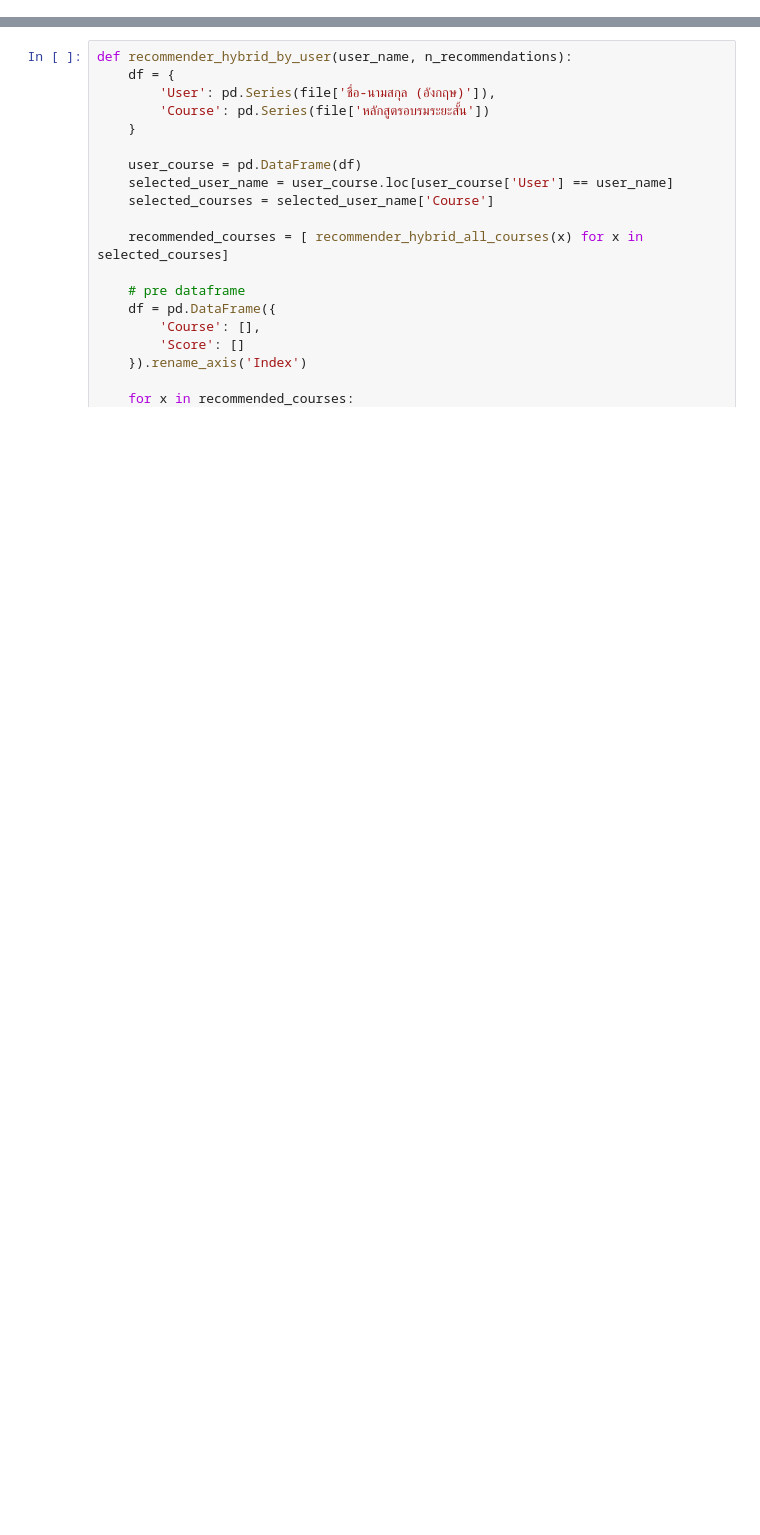
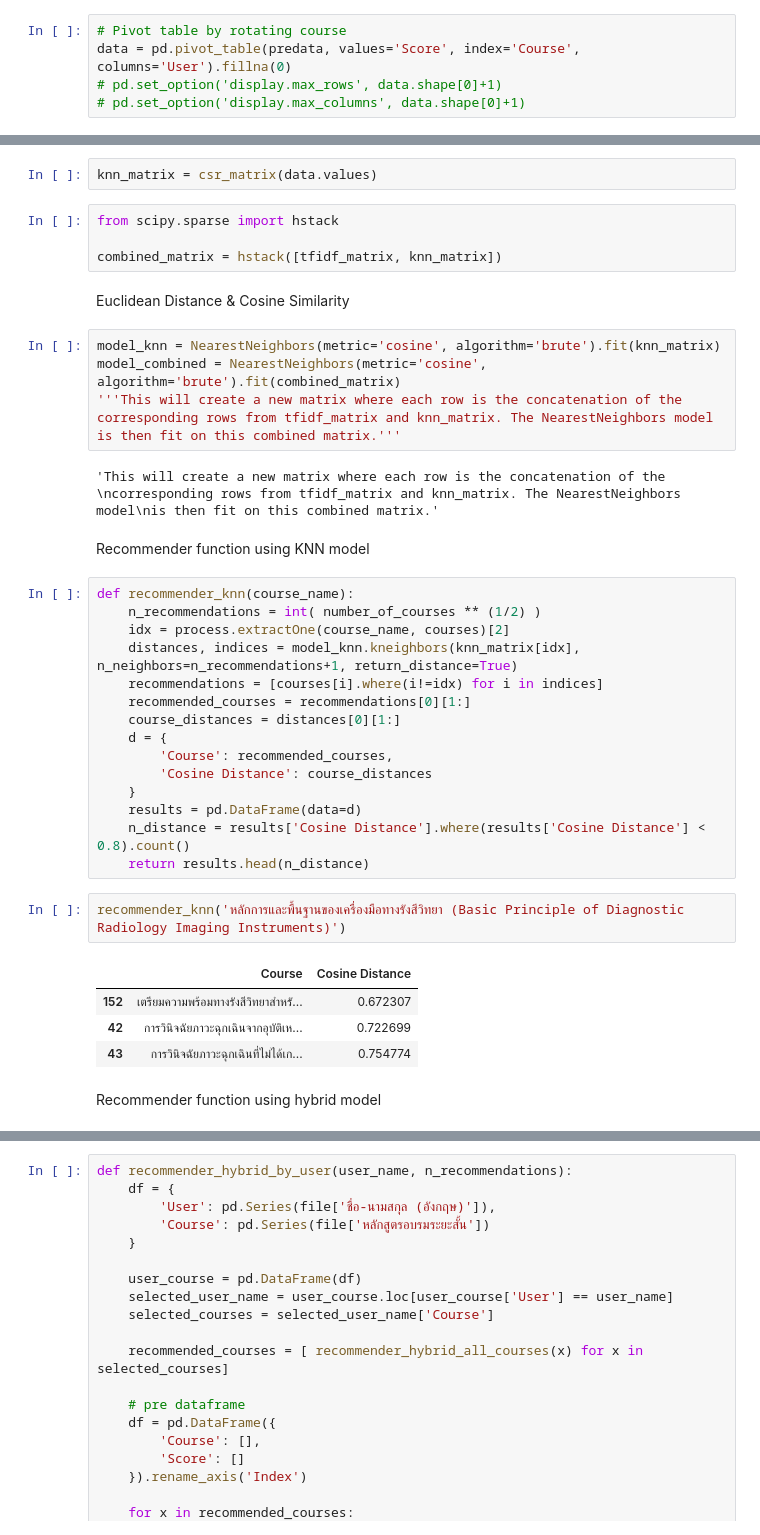
Before and after one commit to startg2545/recommendation-system, a Jupyter notebook: hybrid.ipynb, the cells around one changed output, grey strips where cells are left out. Cells and saved outputs as stored; diff of their text form; blank space fills up the shorter version.

```diff
--- a/hybrid.ipynb
+++ b/hybrid.ipynb
@@ -101,0 +289,5 @@ Searching for recommendations...
+# %%
+# Pivot table by rotating course
+data = pd.pivot_table(predata, values='Score', index='Course', columns='User').fillna(0)
+# pd.set_option('display.max_rows', data.shape[0]+1)
+# pd.set_option('display.max_columns', data.shape[0]+1)
@@ -101,0 +305,42 @@ Searching for recommendations...
+# %%
+knn_matrix = csr_matrix(data.values)
+# %%
+from scipy.sparse import hstack
+
+combined_matrix = hstack([tfidf_matrix, knn_matrix])
+# %% [markdown]
+Euclidean Distance & Cosine Similarity
+# %%
+model_knn = NearestNeighbors(metric='cosine', algorithm='brute').fit(knn_matrix)
+model_combined = NearestNeighbors(metric='cosine', algorithm='brute').fit(combined_matrix)
+'''This will create a new matrix where each row is the concatenation of the
+corresponding rows from tfidf_matrix and knn_matrix. The NearestNeighbors model
+is then fit on this combined matrix.'''
+# %% [output]
+'This will create a new matrix where each row is the concatenation of the \ncorresponding rows from tfidf_matrix and knn_matrix. The NearestNeighbors model\nis then fit on this combined matrix.'
+# %% [markdown]
+Recommender function using KNN model
+# %%
+def recommender_knn(course_name):
+    n_recommendations = int( number_of_courses ** (1/2) )
+    idx = process.extractOne(course_name, courses)[2]
+    distances, indices = model_knn.kneighbors(knn_matrix[idx], n_neighbors=n_recommendations+1, return_distance=True)
+    recommendations = [courses[i].where(i!=idx) for i in indices]
+    recommended_courses = recommendations[0][1:]
+    course_distances = distances[0][1:]
+    d = {
+        'Course': recommended_courses,
+        'Cosine Distance': course_distances
+    }
+    results = pd.DataFrame(data=d)
+    n_distance = results['Cosine Distance'].where(results['Cosine Distance'] < 0.8).count()
+    return results.head(n_distance)
+# %%
+recommender_knn('หลักการและพื้นฐานของเครื่องมือทางรังสีวิทยา (Basic Principle of Diagnostic Radiology Imaging Instruments)')
+# %% [output]
+|  | Course | Cosine Distance |
+| 152 | เตรียมความพร้อมทางรังสีวิทยาสำหรั... | 0.672307 |
+| 42 | การวินิจฉัยภาวะฉุกเฉินจากอุบัติเห... | 0.722699 |
+| 43 | การวินิจฉัยภาวะฉุกเฉินที่ไม่ได้เก... | 0.754774 |
+# %% [markdown]
+Recommender function using hybrid model
```
Also changed, not shown: parts of 78 cells of this notebook, 2 other files.
